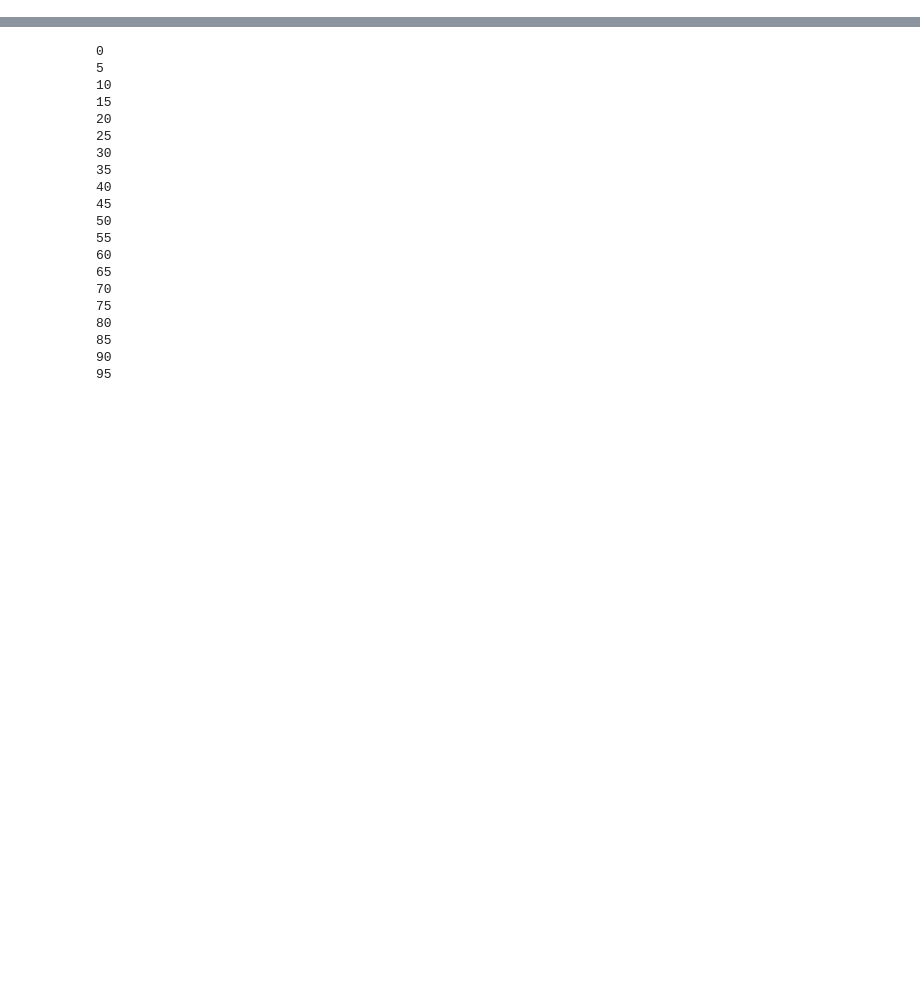
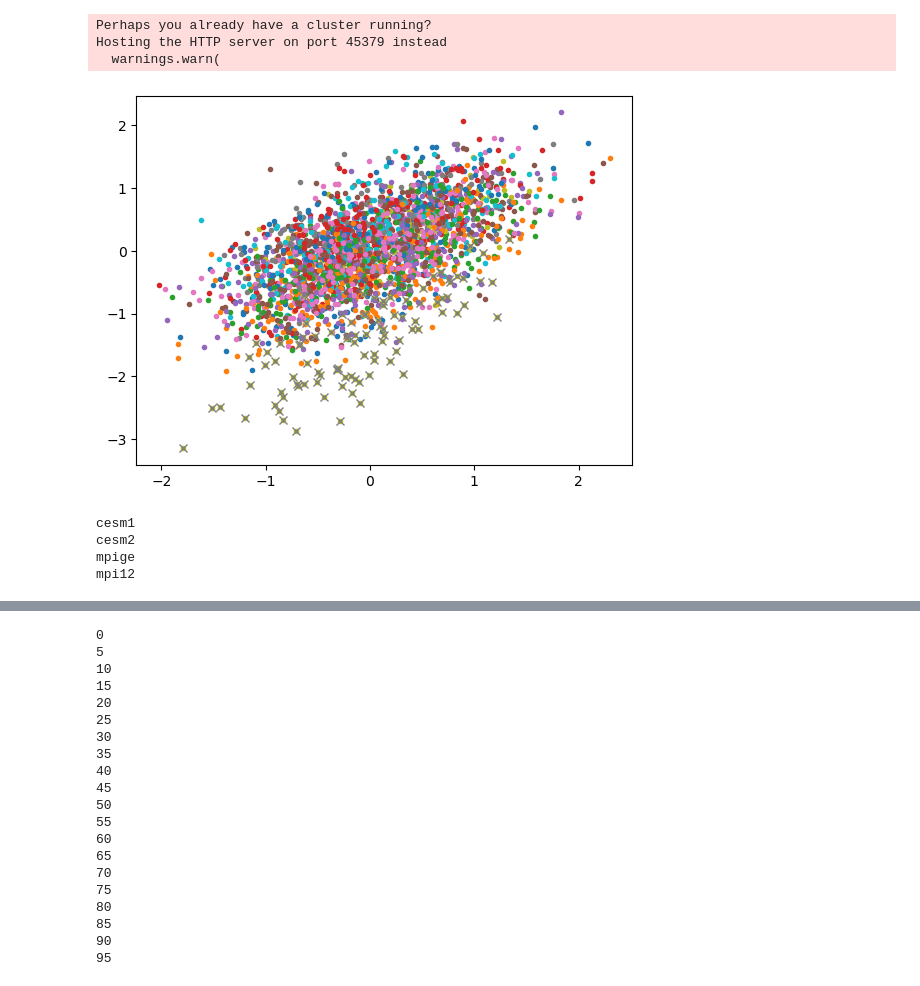
Before and after one commit to djk2120/TWSnbp, a Jupyter notebook: analysis/slopes.ipynb, the cells around one changed output, grey strips where cells are left out. Drawn from its saved outputs; the diff is of its cells as text; code cells hidden in the pictures; blank space fills up the shorter version.

```diff
--- a/analysis/slopes.ipynb
+++ b/analysis/slopes.ipynb
@@ -11,0 +11,7 @@ def detrend_dim(da, dim, deg=1):
+# %%
+from utils import *
+client=get_cluster(25)
+# %% [output]
+Perhaps you already have a cluster running?
+Hosting the HTTP server on port 45379 instead
+  warnings.warn(
@@ -11,0 +38,5 @@ def detrend_dim(da, dim, deg=1):
+# %%
+plt.plot(x,y,'.');
+plt.plot(x.sel(year=2010),y.sel(year=2010),'x');
+# %% [output]
+[figure, added]
@@ -11,0 +72,27 @@ def detrend_dim(da, dim, deg=1):
+# %%
+mdls=['cesm1','cesm2','mpige','mpi12']
+
+sigs={mdl:{} for mdl in mdls}
+for mdl in mdls:
+    print(mdl)
+    x1,y1=getxy(mdl,yys[0])
+    x2,y2=getxy(mdl,yys[1])
+    xs=[x1,x2]
+    ys=[y1,y2]
+    for nx in [1,10,25]:
+        if nx==1:
+            nens=len(x1.ens)
+        else:
+            nens=100
+        with joblib.parallel_config(backend="dask"):
+            results = Parallel()(delayed(test_incr)(xs,ys,nx,i) for i in range(nens))
+        f=np.array(results)
+        sig=[(f<=50).sum(),
+             ((f>50)&(f<950)).sum(),
+             (f>=950).sum()]
+        sigs[mdl][nx]=np.array(sig)
+# %% [output]
+cesm1
+cesm2
+mpige
+mpi12
```
Also changed, not shown: parts of 121 cells of this notebook, 2 other files.
